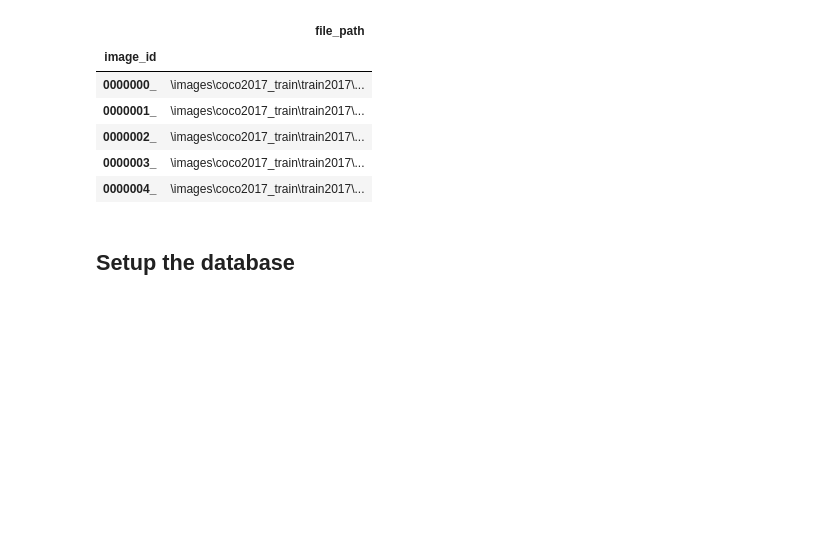
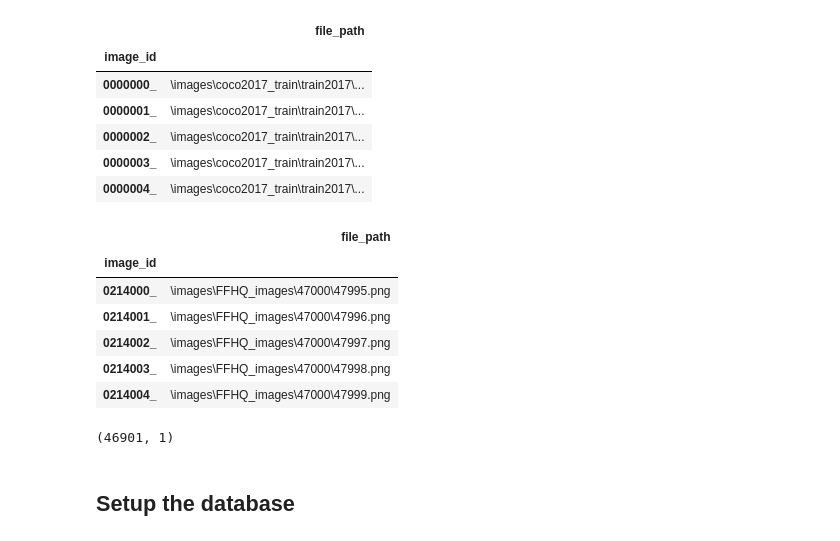
Before and after one commit to adhamarif/ImageRecommender, a Jupyter notebook: project_database.ipynb, the cells around one changed output. Cells and saved outputs as stored; diff of their text form; code cells hidden in the pictures; blank space fills up the shorter version.

```diff
--- a/project_database.ipynb
+++ b/project_database.ipynb
@@ -16,6 +16,21 @@ file_path.head()
 | 0000002_ | \images\coco2017_train\train2017\... |
 | 0000003_ | \images\coco2017_train\train2017\... |
 | 0000004_ | \images\coco2017_train\train2017\... |
+# %%
+file_path.tail()
+# %% [output]
+|  | file_path |
+| image_id |  |
+| 0214000_ | \images\FFHQ_images\47000\47995.png |
+| 0214001_ | \images\FFHQ_images\47000\47996.png |
+| 0214002_ | \images\FFHQ_images\47000\47997.png |
+| 0214003_ | \images\FFHQ_images\47000\47998.png |
+| 0214004_ | \images\FFHQ_images\47000\47999.png |
+# %%
+new_path = pd.read_pickle(os.path.join(project_path, 'file_path_extra.pkl'))
+new_path.shape
+# %% [output]
+(46901, 1)
 # %% [markdown]
 ## Setup the database
 # %%
```
Also changed, not shown: parts of 5 cells of this notebook, 1 other file.
